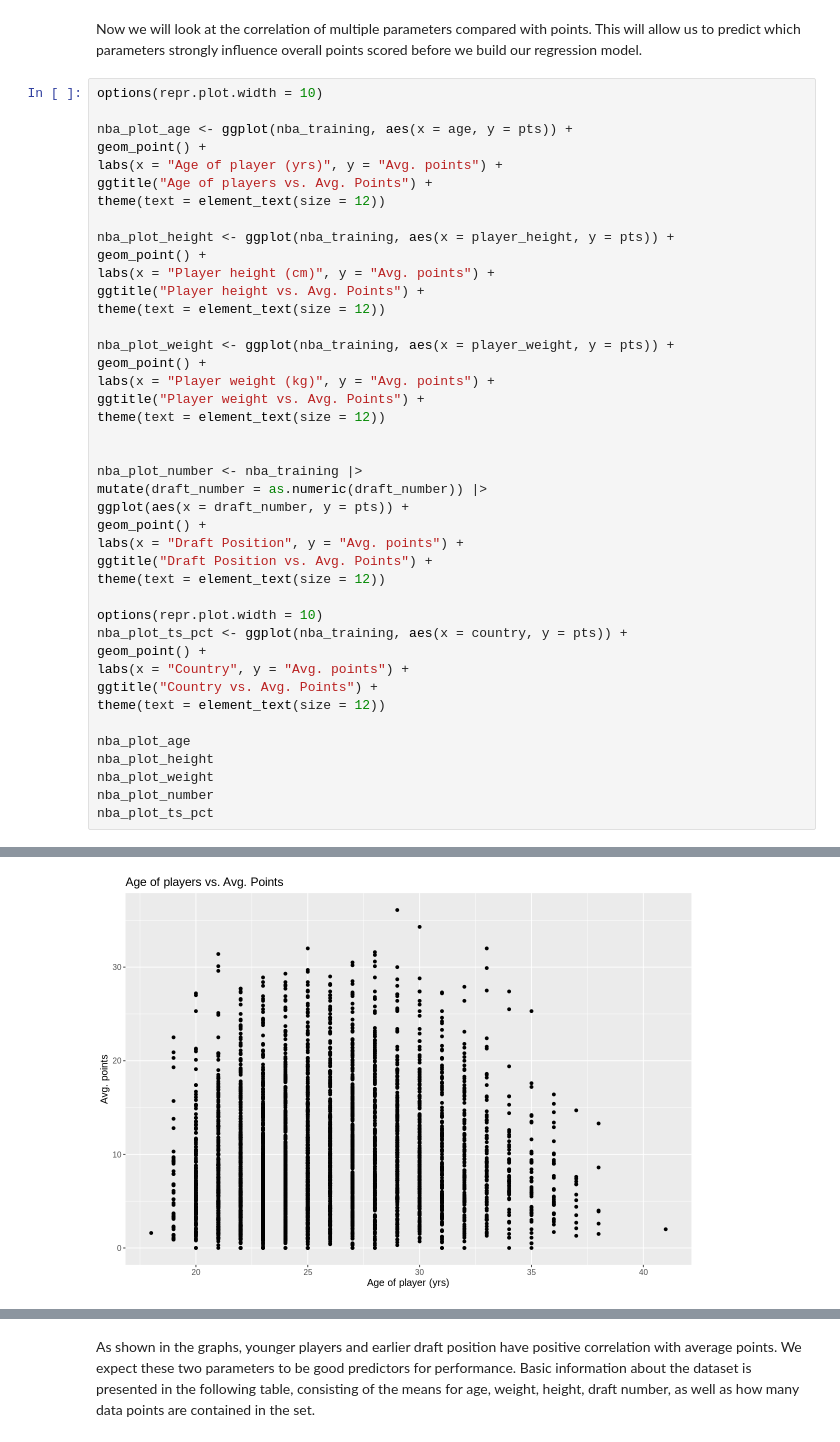
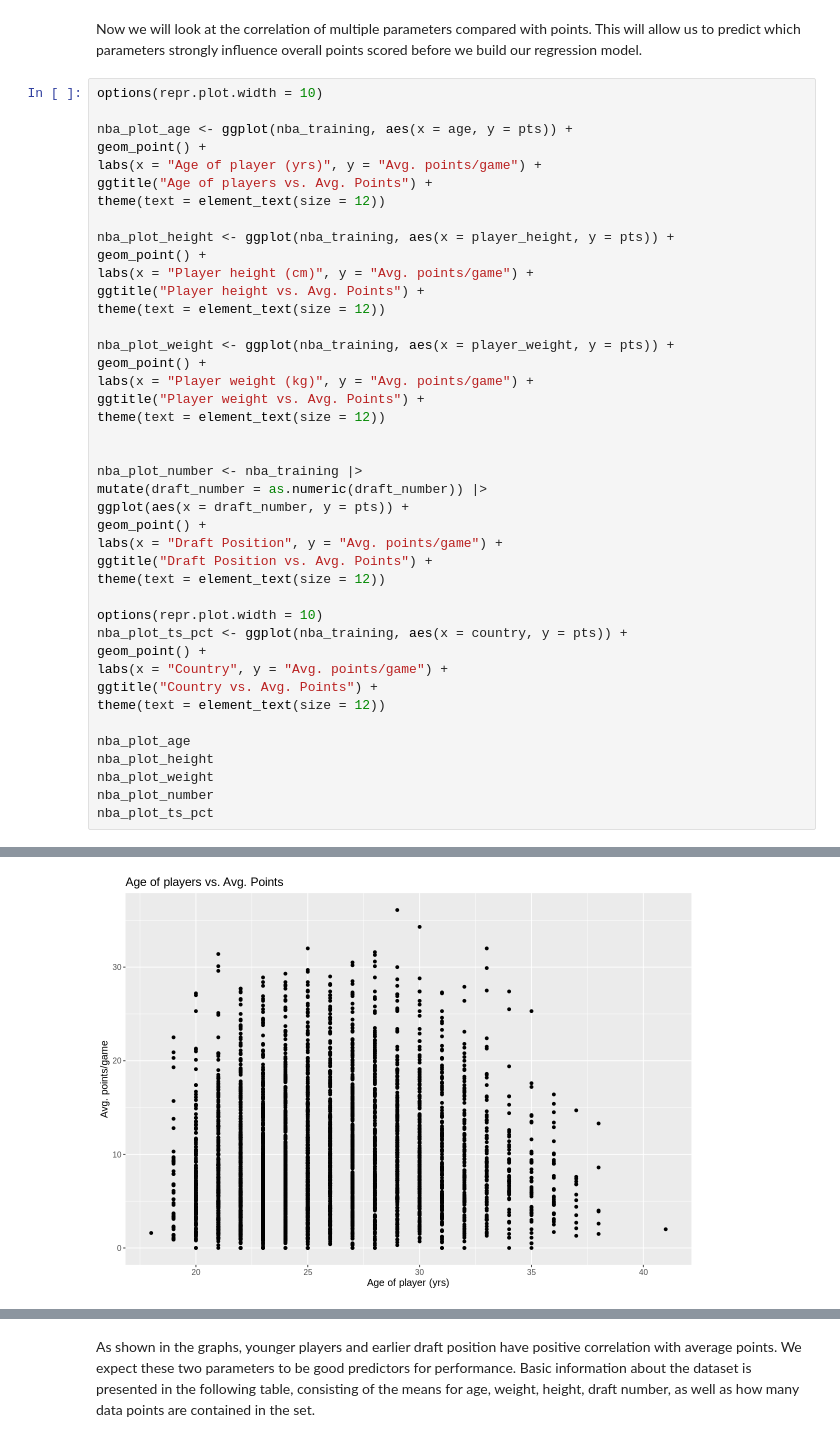
Before and after one commit to mdean808/dsci-100-group-project, a Jupyter notebook: project.ipynb, the cells around one changed output, grey strips where cells are left out. Saved outputs shown, nothing was run; the diff lists cells and outputs as text.

```diff
--- a/project.ipynb
+++ b/project.ipynb
@@ -123,44 +125,44 @@ options(repr.plot.width = 10)
 
 nba_plot_age <- ggplot(nba_training, aes(x = age, y = pts)) +
 geom_point() +
-labs(x = "Age of player (yrs)", y = "Avg. points") +
+labs(x = "Age of player (yrs)", y = "Avg. points/game") +
 ggtitle("Age of players vs. Avg. Points") +
 theme(text = element_text(size = 12))
 
 nba_plot_height <- ggplot(nba_training, aes(x = player_height, y = pts)) +
 geom_point() +
-labs(x = "Player height (cm)", y = "Avg. points") +
+labs(x = "Player height (cm)", y = "Avg. points/game") +
 ggtitle("Player height vs. Avg. Points") +
 theme(text = element_text(size = 12))
 
 nba_plot_weight <- ggplot(nba_training, aes(x = player_weight, y = pts)) +
 geom_point() +
-labs(x = "Player weight (kg)", y = "Avg. points") +
+labs(x = "Player weight (kg)", y = "Avg. points/game") +
 ggtitle("Player weight vs. Avg. Points") +
 theme(text = element_text(size = 12))
 
 
 nba_plot_number <- nba_training |>
 mutate(draft_number = as.numeric(draft_number)) |>
 ggplot(aes(x = draft_number, y = pts)) +
 geom_point() +
-labs(x = "Draft Position", y = "Avg. points") +
+labs(x = "Draft Position", y = "Avg. points/game") +
 ggtitle("Draft Position vs. Avg. Points") +
 theme(text = element_text(size = 12))
 
 options(repr.plot.width = 10)
 nba_plot_ts_pct <- ggplot(nba_training, aes(x = country, y = pts)) +
 geom_point() +
-labs(x = "Country", y = "Avg. points") +
+labs(x = "Country", y = "Avg. points/game") +
 ggtitle("Country vs. Avg. Points") +
 theme(text = element_text(size = 12))
 
 nba_plot_age
 nba_plot_height
 nba_plot_weight
 nba_plot_number
 nba_plot_ts_pct
 # %% [output]
 Warning message in mask$eval_all_mutate(quo):
 “NAs introduced by coercion”
-[figure, old version]
+[figure, new version]
```
Also changed, not shown: parts of 12 cells of this notebook.
